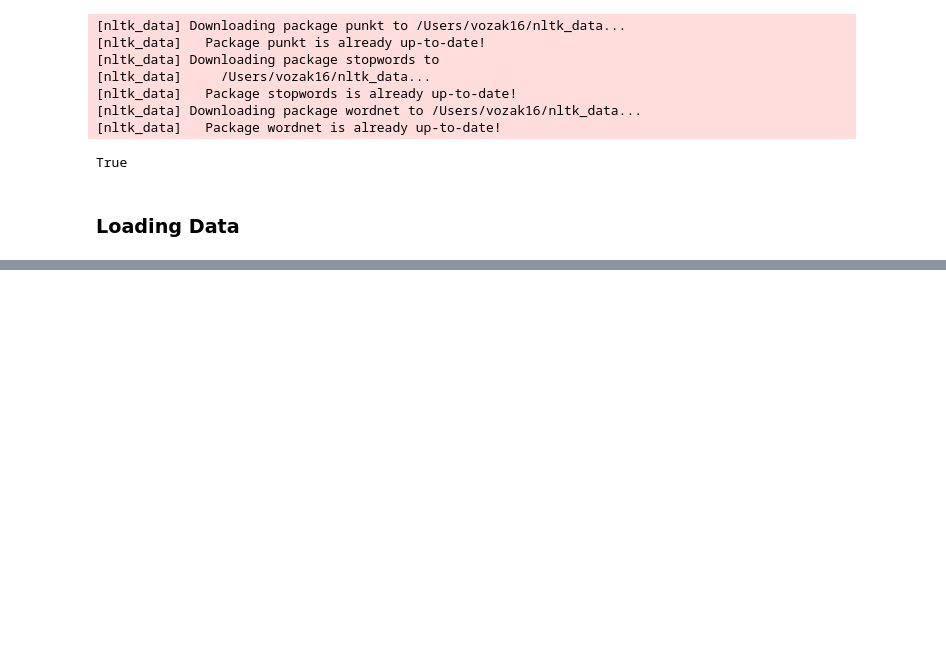
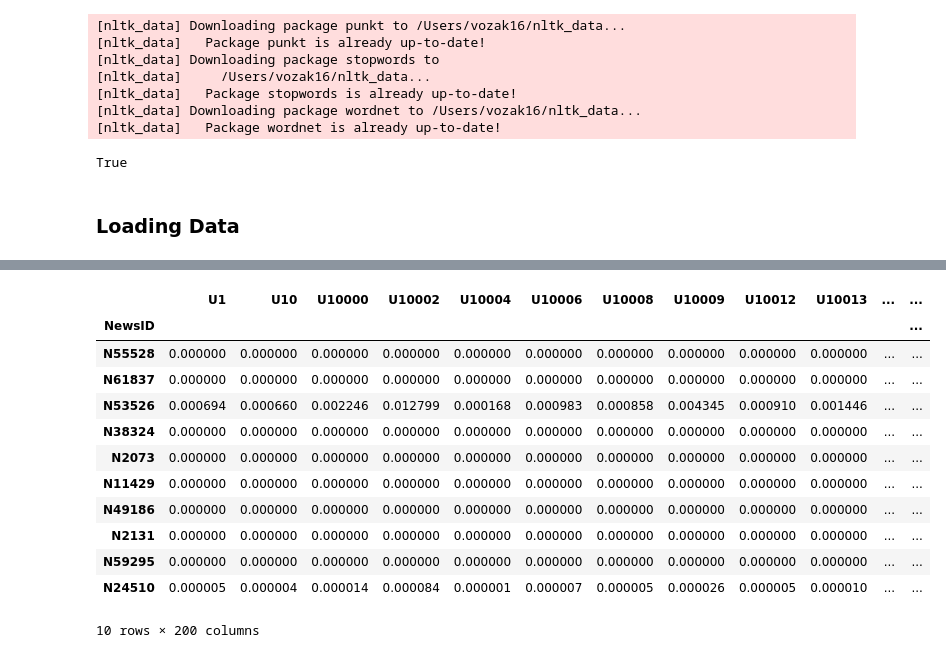
Before and after one commit to Vozak16/UCU_AI_Course_Project, a Jupyter notebook: 4. Collaborative Filtering (UV decomposition).ipynb, the cells around one changed output, grey strips where cells are left out. Cells and saved outputs as stored; diff of their text form; code cells hidden in the pictures; blank space fills up the shorter version.

```diff
--- a/4. Collaborative Filtering (UV decomposition).ipynb
+++ b/4. Collaborative Filtering (UV decomposition).ipynb
@@ -69,0 +195,3 @@ behaviours_test_indexed_df.read_csv('files/test_filtered_behaviours.csv', sep='\
+# %%
+users_items_pivot_sparse_matrix = csr_matrix(ratings_df)
+users_items_pivot_sparse_matrix
@@ -69,0 +201,7 @@ behaviours_test_indexed_df.read_csv('files/test_filtered_behaviours.csv', sep='\
+# %%
+#The number of factors to factor the user-item matrix.
+NUMBER_OF_FACTORS_MF = 2
+#Performs matrix factorization of the original user item matrix
+#U, sigma, Vt = svds(users_items_pivot_matrix, k = NUMBER_OF_FACTORS_MF)
+users_items_pivot_sparse_matrix = users_items_pivot_sparse_matrix.asfptype()
+U, sigma, Vt = svds(users_items_pivot_sparse_matrix, k = NUMBER_OF_FACTORS_MF)
@@ -69,0 +216,3 @@ behaviours_test_indexed_df.read_csv('files/test_filtered_behaviours.csv', sep='\
+# %%
+sigma = np.diag(sigma)
+sigma.shape
@@ -69,0 +221,3 @@ behaviours_test_indexed_df.read_csv('files/test_filtered_behaviours.csv', sep='\
+# %%
+all_user_predicted_ratings = np.dot(np.dot(U, sigma), Vt)
+all_user_predicted_ratings
@@ -69,0 +238,18 @@ behaviours_test_indexed_df.read_csv('files/test_filtered_behaviours.csv', sep='\
+# %%
+#Converting the reconstructed matrix back to a Pandas dataframe
+cf_preds_df = pd.DataFrame(all_user_predicted_ratings, columns = ratings_df.columns, index=users_ids).transpose()
+cf_preds_df.head(10)
+# %% [output]
+|  | U1 | U10 | U10000 | U10002 | U10004 | U10006 | U10008 | U10009 | U10012 | U10013 | ... | ... |
+| NewsID |  |  |  |  |  |  |  |  |  |  |  | ... |
+| N55528 | 0.000000 | 0.000000 | 0.000000 | 0.000000 | 0.000000 | 0.000000 | 0.000000 | 0.000000 | 0.000000 | 0.000000 | ... | ... |
+| N61837 | 0.000000 | 0.000000 | 0.000000 | 0.000000 | 0.000000 | 0.000000 | 0.000000 | 0.000000 | 0.000000 | 0.000000 | ... | ... |
+| N53526 | 0.000694 | 0.000660 | 0.002246 | 0.012799 | 0.000168 | 0.000983 | 0.000858 | 0.004345 | 0.000910 | 0.001446 | ... | ... |
+| N38324 | 0.000000 | 0.000000 | 0.000000 | 0.000000 | 0.000000 | 0.000000 | 0.000000 | 0.000000 | 0.000000 | 0.000000 | ... | ... |
+| N2073 | 0.000000 | 0.000000 | 0.000000 | 0.000000 | 0.000000 | 0.000000 | 0.000000 | 0.000000 | 0.000000 | 0.000000 | ... | ... |
+| N11429 | 0.000000 | 0.000000 | 0.000000 | 0.000000 | 0.000000 | 0.000000 | 0.000000 | 0.000000 | 0.000000 | 0.000000 | ... | ... |
+| N49186 | 0.000000 | 0.000000 | 0.000000 | 0.000000 | 0.000000 | 0.000000 | 0.000000 | 0.000000 | 0.000000 | 0.000000 | ... | ... |
+| N2131 | 0.000000 | 0.000000 | 0.000000 | 0.000000 | 0.000000 | 0.000000 | 0.000000 | 0.000000 | 0.000000 | 0.000000 | ... | ... |
+| N59295 | 0.000000 | 0.000000 | 0.000000 | 0.000000 | 0.000000 | 0.000000 | 0.000000 | 0.000000 | 0.000000 | 0.000000 | ... | ... |
+| N24510 | 0.000005 | 0.000004 | 0.000014 | 0.000084 | 0.000001 | 0.000007 | 0.000005 | 0.000026 | 0.000005 | 0.000010 | ... | ... |
+10 rows × 200 columns
```
Also changed, not shown: parts of 27 cells of this notebook.
